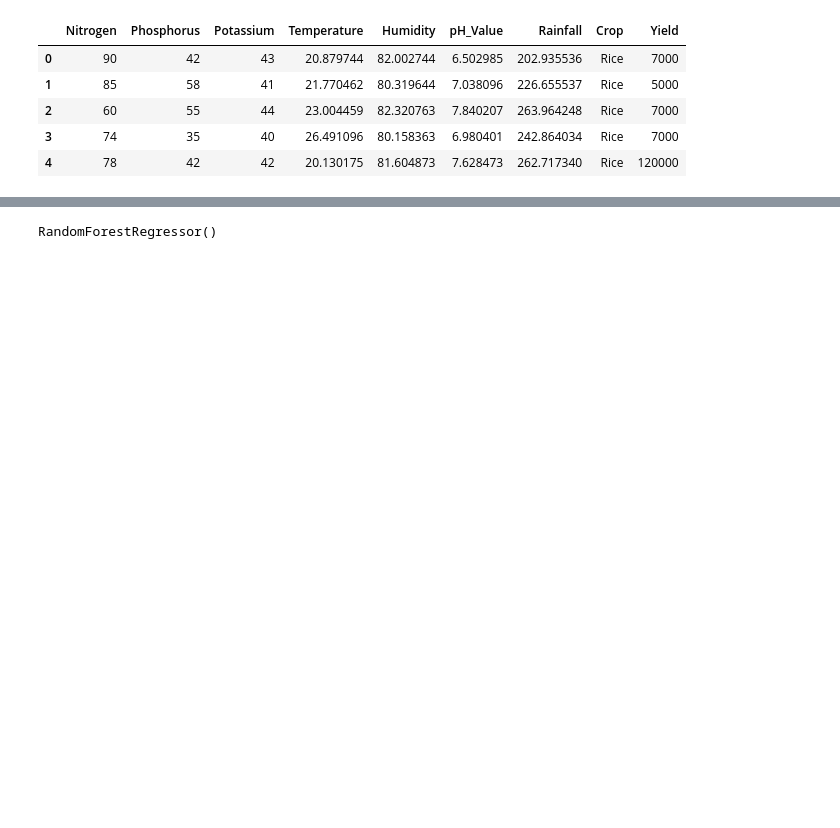
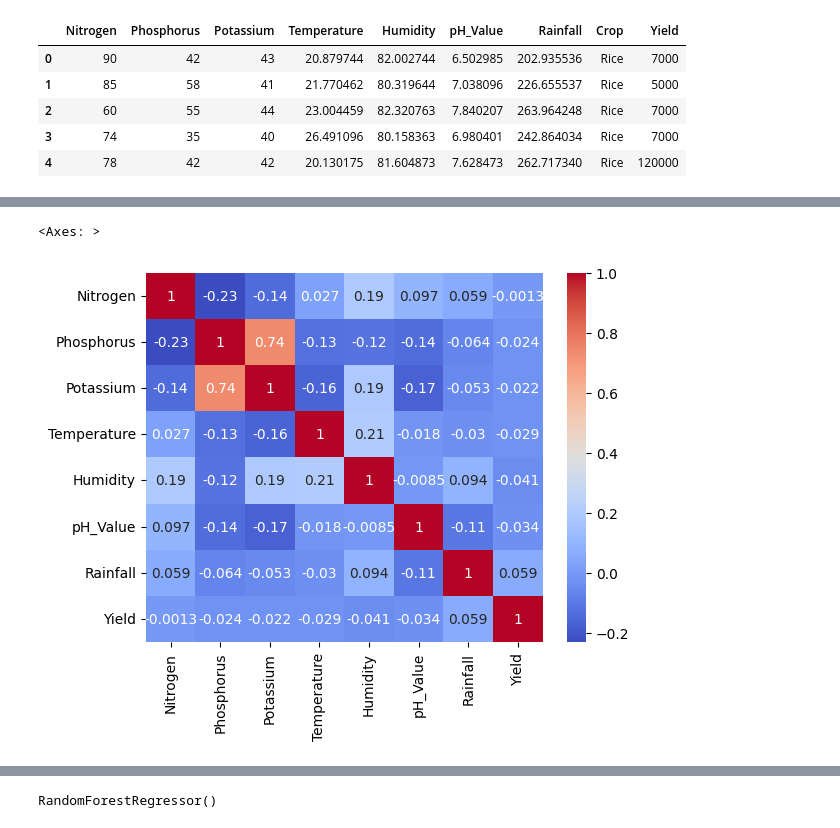
Before and after one commit to reflexftw/yield_wise, a Jupyter notebook: crop_yield_pred.ipynb, the cells around one changed output, grey strips where cells are left out. Saved outputs shown, nothing was run; the diff lists cells and outputs as text; code cells hidden in the pictures; blank space fills up the shorter version.

```diff
--- a/crop_yield_pred.ipynb
+++ b/crop_yield_pred.ipynb
@@ -127,0 +109,8 @@ X.head()
+# %%
+
+new_df = df[['Nitrogen','Phosphorus','Potassium','Temperature','Humidity','pH_Value','Rainfall','Yield']]
+corr_matrix = new_df.corr()
+sns.heatmap(corr_matrix, annot=True, cmap='coolwarm')
+# %% [output]
+<Axes: >
+[figure, added]
```
Also changed, not shown: parts of 28 cells of this notebook.
